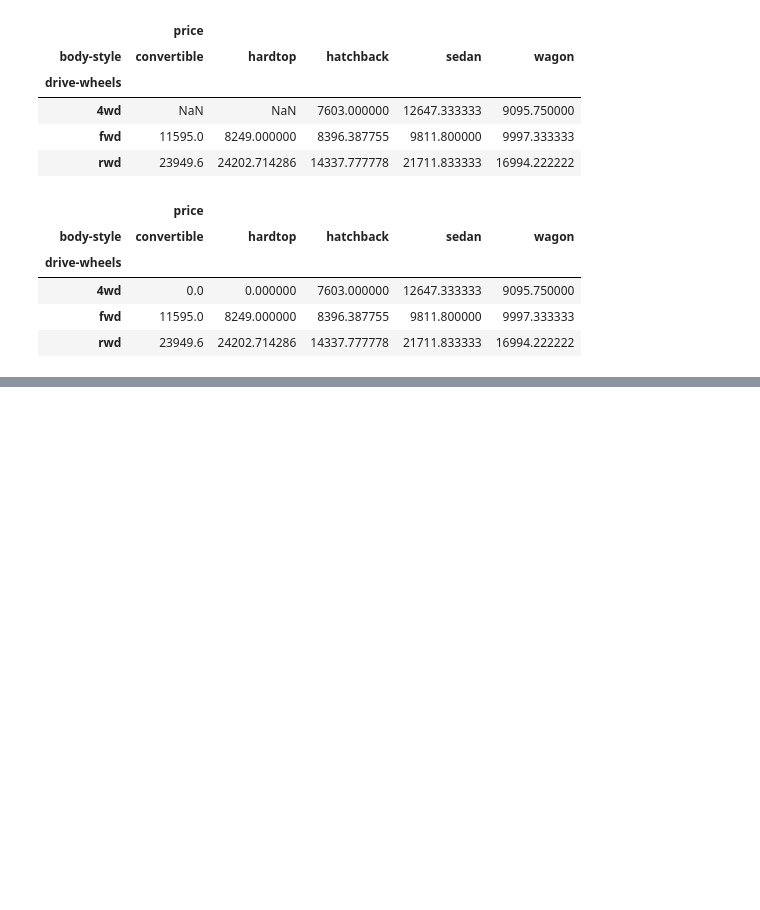
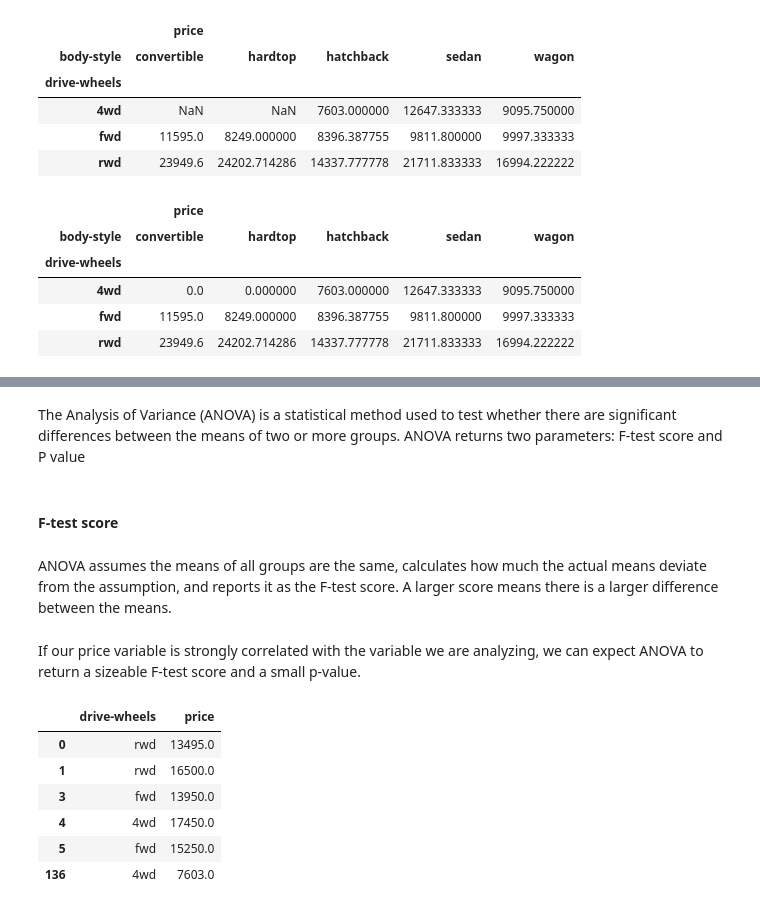
Before and after one commit to GuillaumeRouja/2019-Learning-Python-Data-Wrangling, a Jupyter notebook: data exploration 1.ipynb, the cells around one changed output, grey strips where cells are left out. Cells and saved outputs as stored; diff of their text form; code cells hidden in the pictures; blank space fills up the shorter version.

```diff
--- a/data exploration 1.ipynb
+++ b/data exploration 1.ipynb
@@ -289,0 +387,8 @@ grouped_pivot
+# %% [markdown]
+The Analysis of Variance (ANOVA) is a statistical method used to test whether there are significant differences between the means of two or more groups. ANOVA returns two parameters: F-test score and P value
+# %% [markdown]
+#### F-test score ####
+# %% [markdown]
+ANOVA assumes the means of all groups are the same, calculates how much the actual means deviate from the assumption, and reports it as the F-test score. A larger score means there is a larger difference between the means.
+# %% [markdown]
+If our price variable is strongly correlated with the variable we are analyzing, we can expect ANOVA to return a sizeable F-test score and a small p-value.
@@ -289,0 +397,12 @@ grouped_pivot
+# %%
+# Let's study the impact of 'drive-wheels' on price.
+grouped_test2=df_gptest[['drive-wheels', 'price']].groupby(['drive-wheels'])
+grouped_test2.head(2) # (2) selects 2 categories of drive-wheels among the 3 we have.
+# %% [output]
+|  | drive-wheels | price |
+| 0 | rwd | 13495.0 |
+| 1 | rwd | 16500.0 |
+| 3 | fwd | 13950.0 |
+| 4 | 4wd | 17450.0 |
+| 5 | fwd | 15250.0 |
+| 136 | 4wd | 7603.0 |
```
Also changed, not shown: parts of 20 cells of this notebook.
